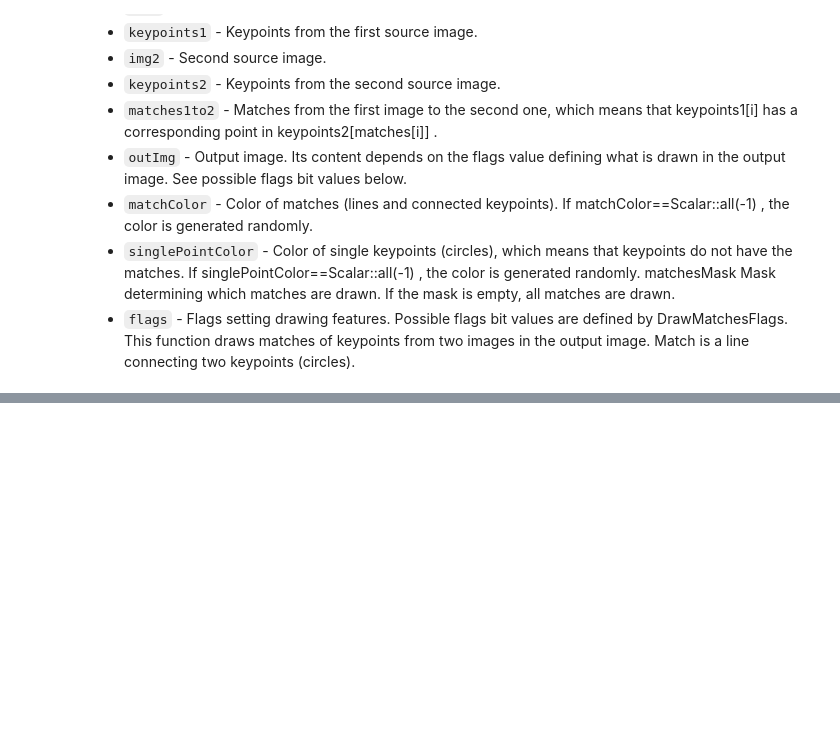
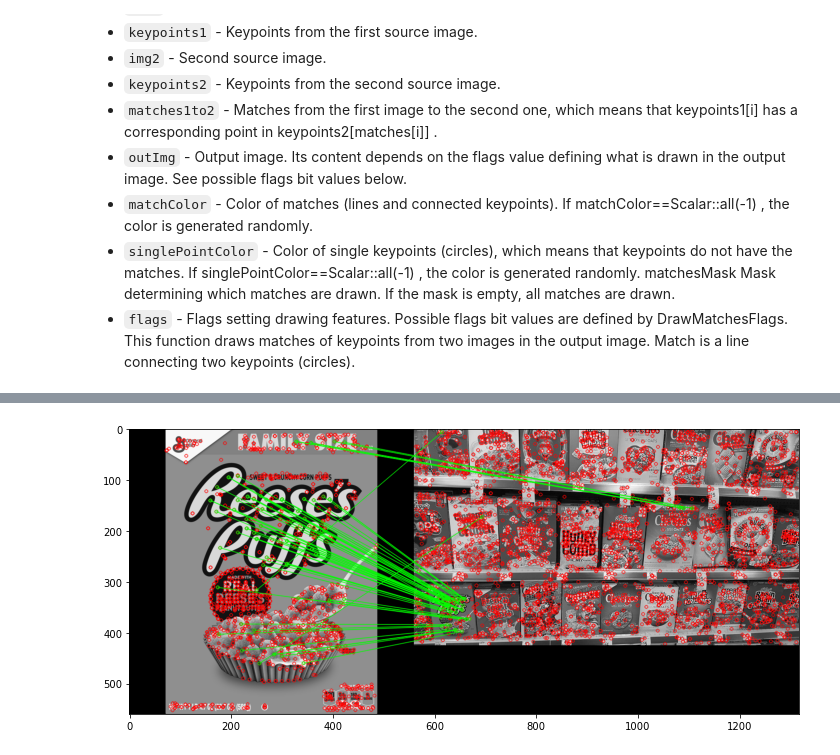
Before and after one commit to BojanKomazec/python-opencv-course, a Jupyter notebook: Section-06-Object_detection/48-Feature_matching.ipynb, the cells around one changed output, grey strips where cells are left out. Cells and saved outputs as stored; diff of their text form; code cells hidden in the pictures; blank space fills up the shorter version.

```diff
--- a/Section-06-Object_detection/48-Feature_matching.ipynb
+++ b/Section-06-Object_detection/48-Feature_matching.ipynb
@@ -166,0 +283,12 @@ display(reeses_matches)
+# %%
+matchesMask = [[0, 0] for i in range(len(matches))]
+
+for i, (match1, match2) in enumerate(matches):
+    if match1.distance < 0.7 * match2.distance:
+        matchesMask[i] = [1, 0]
+# %%
+draw_params = dict(matchColor=(0, 255, 0), singlePointColor=(255, 0, 0), matchesMask=matchesMask, flags=0)
+flann_matches = cv2.drawMatchesKnn(reeses, keyPoints1, cereals, keyPoints2, matches, None, **draw_params)
+display(flann_matches)
+# %% [output]
+[figure, added]
```
Also changed, not shown: parts of 26 cells of this notebook, 5 other files.
